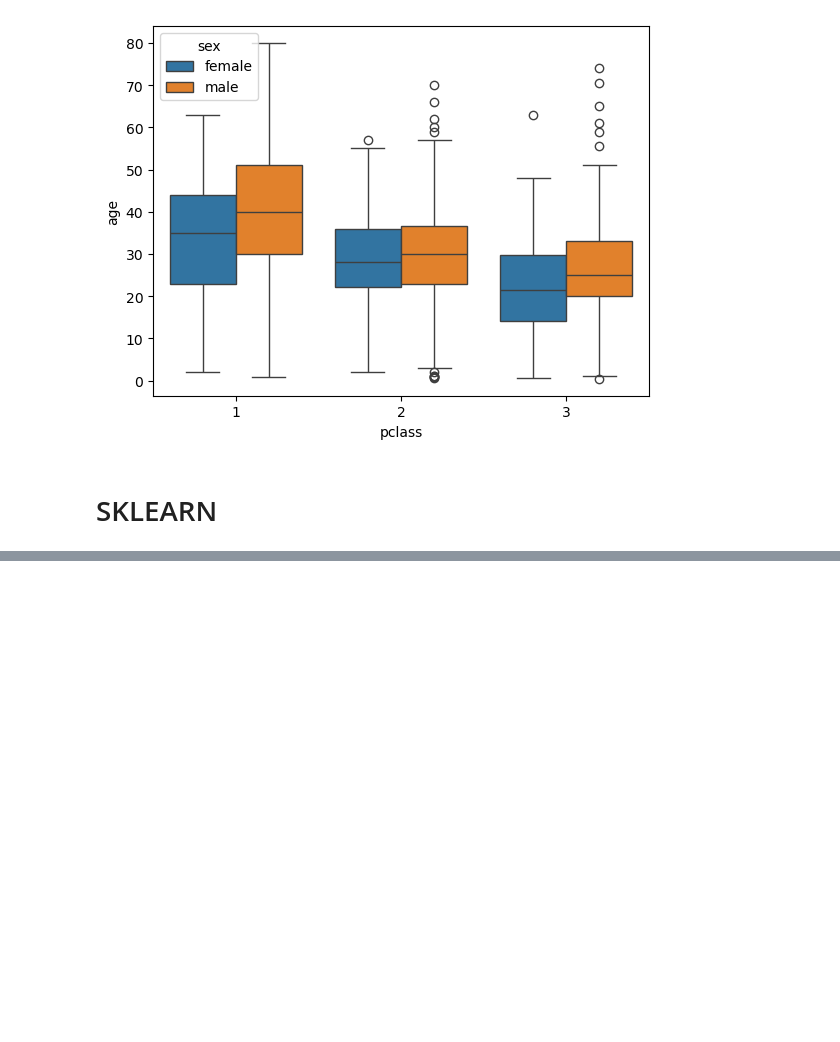
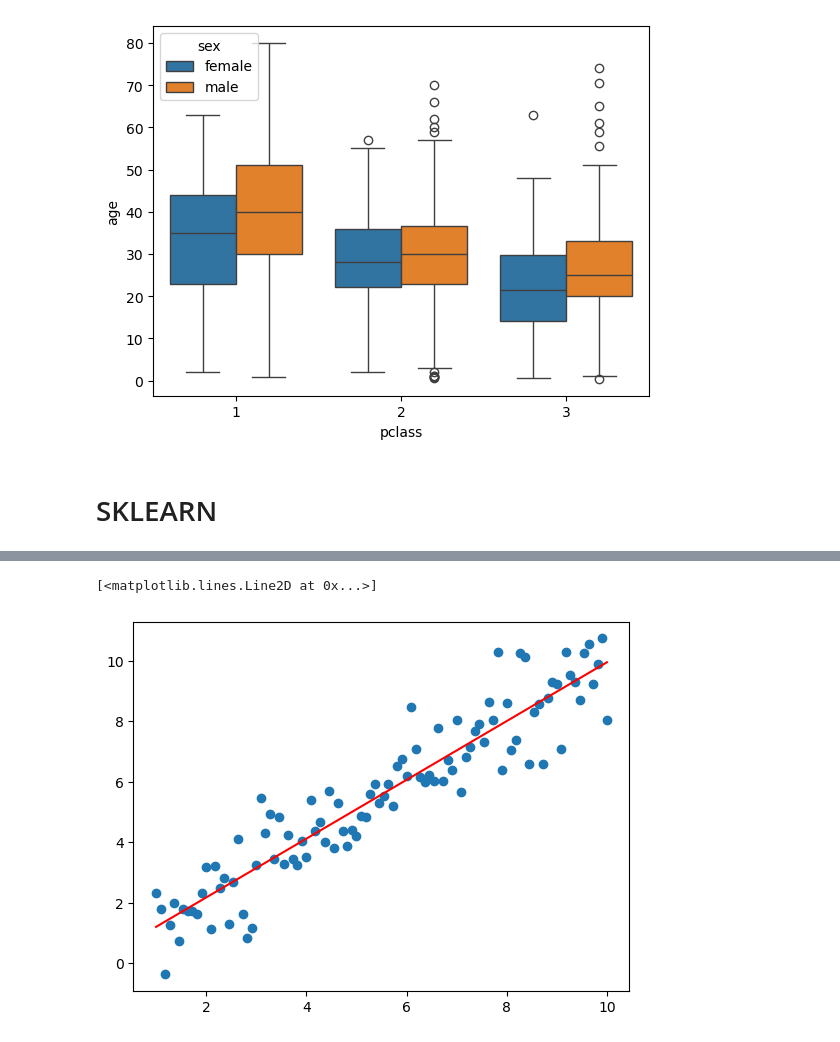
Before and after one commit to DST-NDIAYE/Data-Science-, a Jupyter notebook: revision.ipynb, the cells around one changed output, grey strips where cells are left out. Cells and saved outputs as stored; diff of their text form; code cells hidden in the pictures; blank space fills up the shorter version.

```diff
--- a/revision.ipynb
+++ b/revision.ipynb
@@ -286,0 +307,6 @@ sns.boxplot(x = 'pclass' , y = 'age'  , data=titanic , hue='sex')
+# %%
+plt.scatter(X ,y)
+plt.plot(X , predict , c='red')
+# %% [output]
+[<matplotlib.lines.Line2D at 0x...>]
+[figure, added]
```
Also changed, not shown: parts of 5 cells of this notebook.
